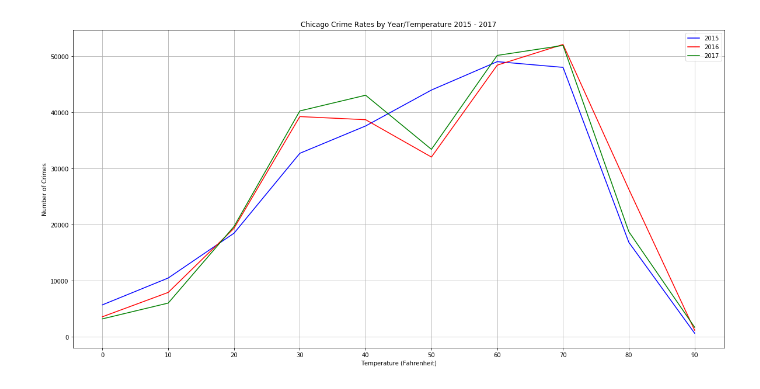
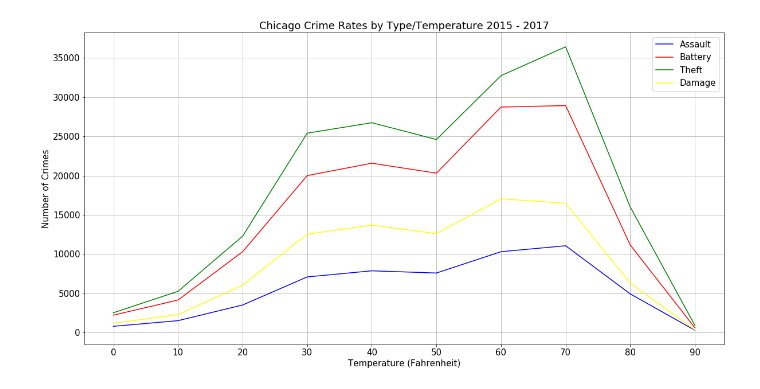
Before and after one commit to evansvillewy/07-Project-1, a Jupyter notebook: CrimeRatesByYearAndTemp.ipynb, the cells around one changed output. Drawn from its saved outputs; the diff is of its cells as text; code cells hidden in the pictures.

```diff
--- a/CrimeRatesByYearAndTemp.ipynb
+++ b/CrimeRatesByYearAndTemp.ipynb
@@ -27,40 +212,37 @@ merged_table.head()
 # %%
 # Compare the crime rates by temperatue for the top 4 crime types
-grouped_crime_df = merged_table.groupby(['Temp Summary','year']).count()
+grouped_crime_df = merged_table.groupby(['Temp Summary','primary_type']).count()
 grouped_crime_df.dropna(axis=0, how='any', thresh=None, subset=None, inplace=True)
 grouped_crime_df = grouped_crime_df.reset_index()
 
-# set figure size
-fig_size = plt.rcParams["figure.figsize"]
-fig_size[0] = 20
-fig_size[1] = 10
-plt.rcParams["figure.figsize"] = fig_size
-
 x_axis = np.arange(0,100,10)
 
-crime_2015 = grouped_crime_df['date'][grouped_crime_df['year'] == 2015]
-crime_2016 = grouped_crime_df['date'][grouped_crime_df['year'] == 2016]
-crime_2017 = grouped_crime_df['date'][grouped_crime_df['year'] == 2017]
+assault = grouped_crime_df['date'][grouped_crime_df['primary_type'] == 'ASSAULT']
+battery = grouped_crime_df['date'][grouped_crime_df['primary_type'] == 'BATTERY']
+theft = grouped_crime_df['date'][grouped_crime_df['primary_type'] == 'THEFT']
+damage = grouped_crime_df['date'][grouped_crime_df['primary_type'] == 'CRIMINAL DAMAGE']
 
 # Add labels to the x and y axes
-plt.title("Chicago Crime Rates by Year/Temperature 2015 - 2017")
+plt.title("Chicago Crime Rates by Type/Temperature 2015 - 2017")
 plt.xlabel("Temperature (Fahrenheit)")
 plt.ylabel("Number of Crimes")
 
 # Set a grid on the plot
 plt.grid()
+plt.rcParams["figure.figsize"] = fig_size
 
 # Create the ticks for our bar chart's x axis
 tick_locations = [value for value in x_axis]
 plt.xticks(tick_locations, x_axis)
 
 # Create a handle for each plot
-five, = plt.plot(x_axis, crime_2015,  color="blue", label='2015')
-six, = plt.plot(x_axis, crime_2016,  color="red", label='2016')
-seven, = plt.plot(x_axis, crime_2017, color="green", label='2017')
+a, = plt.plot(x_axis, assault,  color="blue", label='Assault')
+b, = plt.plot(x_axis, battery,  color="red", label='Battery')
+t, = plt.plot(x_axis, theft, color="green", label='Theft')
+d, = plt.plot(x_axis, damage, color="yellow", label='Damage')
 
 # Set our legend to where the chart thinks is best
-plt.legend(handles=[five,six,seven], loc="best")
-plt.savefig("./Images/line_by_year_by_temp.png")
+plt.legend(handles=[a, b,t,d], loc="best")
+plt.savefig("./Images/line_top_four_by_temp.png")
 # %% [output]
-[figure, old version]
+[figure, new version]
```
Also changed, not shown: parts of 13 cells of this notebook, 9 other files.
